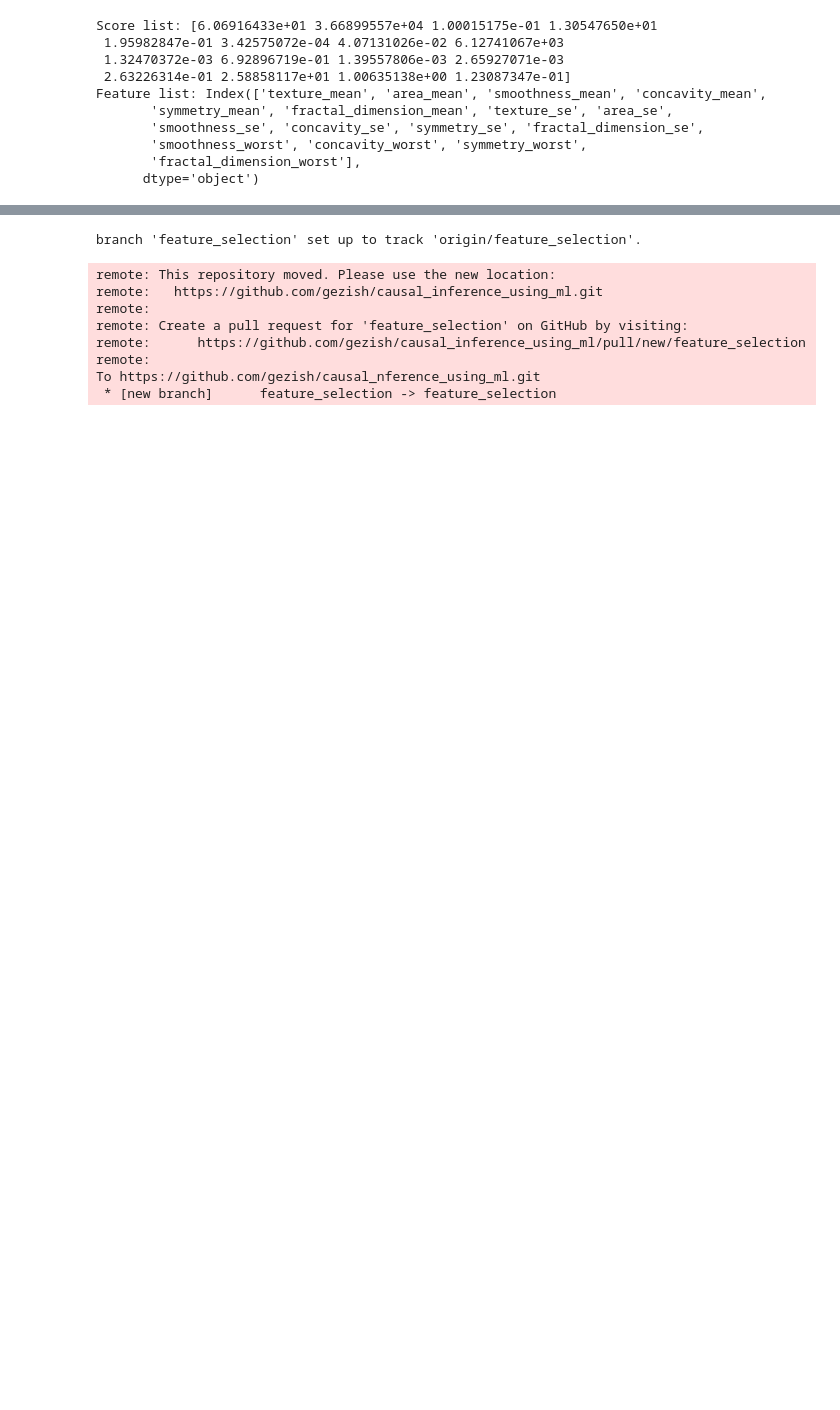
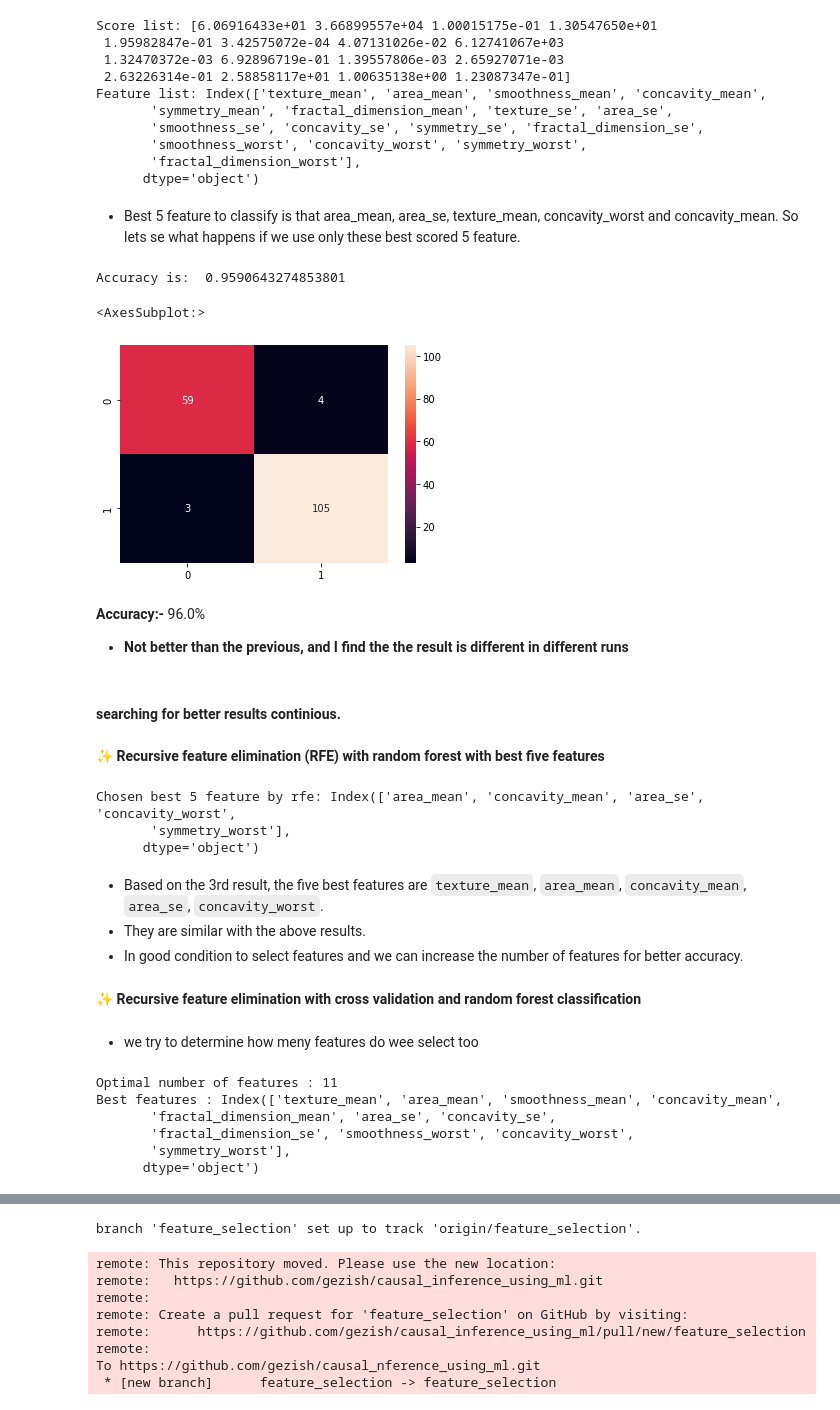
Before and after one commit to gezish/causal_inference_using_ml, a Jupyter notebook: notebooks/feature_selection.ipynb, the cells around one changed output, grey strips where cells are left out. Cells and saved outputs as stored; diff of their text form; code cells hidden in the pictures; blank space fills up the shorter version.

Commit message:
feature selection progress

```diff
--- a/notebooks/feature_selection.ipynb
+++ b/notebooks/feature_selection.ipynb
@@ -218,3 +229,26 @@ Feature list: Index(['texture_mean', 'area_mean', 'smoothness_mean', 'concavity_
        'smoothness_worst', 'concavity_worst', 'symmetry_worst',
        'fractal_dimension_worst'],
       dtype='object')
+# %% [markdown]
+- Best 5 feature to classify is that area_mean, area_se, texture_mean, concavity_worst and concavity_mean. So lets se what happens if we use only these best scored 5 feature.
+# %%
+x_train_2 = select_feature.transform(x_train)
+x_test_2 = select_feature.transform(x_test)
+#random forest classifier with n_estimators=10 (default)
+clf_rf_2 = RandomForestClassifier()
+clr_rf_2 = clf_rf_2.fit(x_train_2,y_train)
+ac_2 = accuracy_score(y_test,clf_rf_2.predict(x_test_2))
+print('Accuracy is: ',ac_2)
+cm_2 = confusion_matrix(y_test,clf_rf_2.predict(x_test_2))
+sns.heatmap(cm_2,annot=True,fmt="d")
+# %% [output]
+Accuracy is:  0.9590643274853801
+<AxesSubplot:>
+[figure, added]
+# %% [markdown]
+**Accuracy:-** 96.0%
+- **Not better than the previous, and I find the the result is different in different runs**
+# %% [markdown]
+#### searching for better results continious.
+# %% [markdown]
+**✨ Recursive feature elimination (RFE) with random forest with best five features**
@@ -220,0 +261,31 @@ Feature list: Index(['texture_mean', 'area_mean', 'smoothness_mean', 'concavity_
+# %%
+print('Chosen best 5 feature by rfe:',x_train.columns[rfe.support_])
+# %% [output]
+Chosen best 5 feature by rfe: Index(['area_mean', 'concavity_mean', 'area_se', 'concavity_worst',
+       'symmetry_worst'],
+      dtype='object')
+# %% [markdown]
+- Based on the 3rd result, the five best features are `texture_mean`, `area_mean`, `concavity_mean`, `area_se`, `concavity_worst`.
+- They are similar with the above results.
+- In good condition to select features and we can increase the number of features for better accuracy.
+# %% [markdown]
+**✨ Recursive feature elimination with cross validation and random forest classification**
+# %% [markdown]
+- we try to determine how meny features do wee select too
+# %%
+from sklearn.feature_selection import RFECV
+
+# The "accuracy" scoring is proportional to the number of correct classifications
+clf_rf_4 = RandomForestClassifier()
+rfecv = RFECV(estimator=clf_rf_4, step=1, cv=5,scoring='accuracy')   #5-fold cross-validation
+rfecv = rfecv.fit(x_train, y_train)
+
+print('Optimal number of features :', rfecv.n_features_)
+print('Best features :', x_train.columns[rfecv.support_])
+# %% [output]
+Optimal number of features : 11
+Best features : Index(['texture_mean', 'area_mean', 'smoothness_mean', 'concavity_mean',
+       'fractal_dimension_mean', 'area_se', 'concavity_se',
+       'fractal_dimension_se', 'smoothness_worst', 'concavity_worst',
+       'symmetry_worst'],
+      dtype='object')
```
Also changed, not shown: parts of 16 cells of this notebook.
